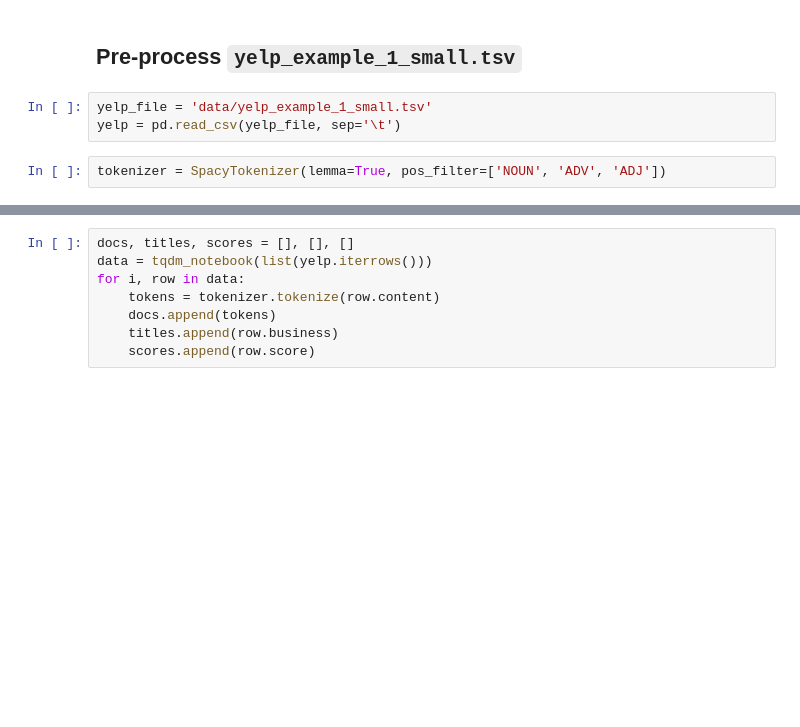
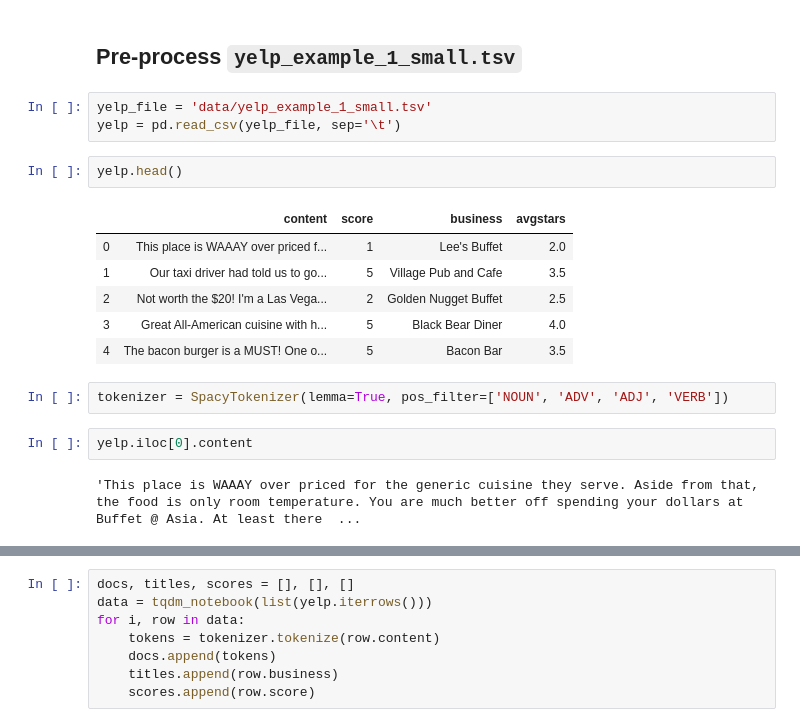
Before and after one commit to afflint/textsent, a Jupyter notebook: preprocessing.ipynb, the cells around one changed output, grey strips where cells are left out. Saved outputs shown, nothing was run; the diff lists cells and outputs as text; blank space fills up the shorter version.

```diff
--- a/preprocessing.ipynb
+++ b/preprocessing.ipynb
@@ -9,5 +11,18 @@ from textprocessing import SpacyTokenizer
 # %%
 yelp_file = 'data/yelp_example_1_small.tsv'
 yelp = pd.read_csv(yelp_file, sep='\t')
+# %%
+yelp.head()
+# %% [output]
+|  | content | score | business | avgstars |
+| 0 | This place is WAAAY over priced f... | 1 | Lee's Buffet | 2.0 |
+| 1 | Our taxi driver had told us to go... | 5 | Village Pub and Cafe | 3.5 |
+| 2 | Not worth the $20! I'm a Las Vega... | 2 | Golden Nugget Buffet | 2.5 |
+| 3 | Great All-American cuisine with h... | 5 | Black Bear Diner | 4.0 |
+| 4 | The bacon burger is a MUST! One o... | 5 | Bacon Bar | 3.5 |
 # %%
-tokenizer = SpacyTokenizer(lemma=True, pos_filter=['NOUN', 'ADV', 'ADJ'])
+tokenizer = SpacyTokenizer(lemma=True, pos_filter=['NOUN', 'ADV', 'ADJ', 'VERB'])
+# %%
+yelp.iloc[0].content
+# %% [output]
+'This place is WAAAY over priced for the generic cuisine they serve. Aside from that, the food is only room temperature. You are much better off spending your dollars at Buffet @ Asia. At least there  ...
```
Also changed, not shown: parts of 2 cells of this notebook, 3 other files.
